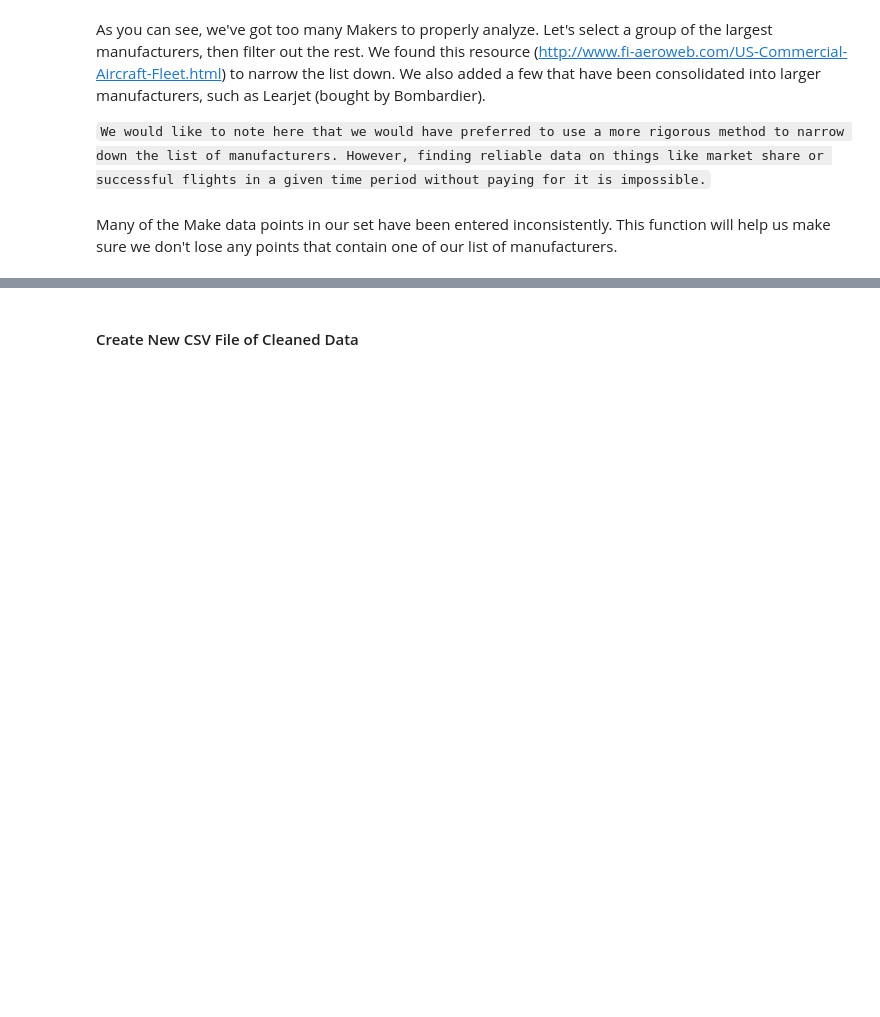
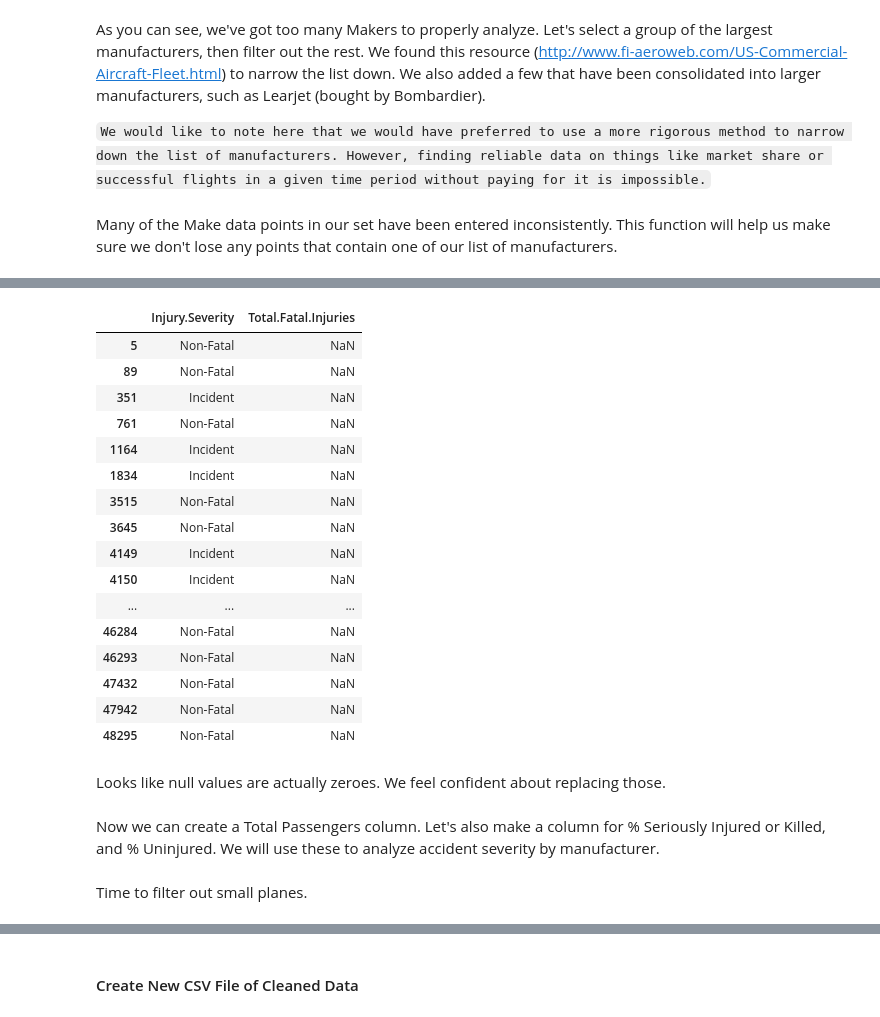
Before and after one commit to Nihkai/Phase-1-Aircraft-Risk, a Jupyter notebook: code/Data_Cleaning.ipynb, the cells around one changed output, grey strips where cells are left out. Saved outputs shown, nothing was run; the diff lists cells and outputs as text; code cells hidden in the pictures; blank space fills up the shorter version.

```diff
--- a/code/Data_Cleaning.ipynb
+++ b/code/Data_Cleaning.ipynb
@@ -370,6 +316,0 @@ Upon further inspection, it looks like many of these incidents involve unseated
-# %%
-# Get indexes and drop
-
-damage_null_indexes = df[df['Aircraft.damage'].isna()].index
-
-df.drop(index=damage_null_indexes, inplace=True)
@@ -425,0 +395,22 @@ df['Year'] = df['Event.Date'].dt.year
+# %%
+df[['Injury.Severity', 'Total.Fatal.Injuries']][df['Total.Fatal.Injuries'].isna()].head(50)
+# %% [output]
+|  | Injury.Severity | Total.Fatal.Injuries |
+| 5 | Non-Fatal | NaN |
+| 89 | Non-Fatal | NaN |
+| 351 | Incident | NaN |
+| 761 | Non-Fatal | NaN |
+| 1164 | Incident | NaN |
+| 1834 | Incident | NaN |
+| 3515 | Non-Fatal | NaN |
+| 3645 | Non-Fatal | NaN |
+| 4149 | Incident | NaN |
+| 4150 | Incident | NaN |
+| ... | ... | ... |
+| 46284 | Non-Fatal | NaN |
+| 46293 | Non-Fatal | NaN |
+| 47432 | Non-Fatal | NaN |
+| 47942 | Non-Fatal | NaN |
+| 48295 | Non-Fatal | NaN |
+# %% [markdown]
+Looks like null values are actually zeroes. We feel confident about replacing those.
@@ -425,0 +422,2 @@ df['Year'] = df['Event.Date'].dt.year
+# %% [markdown]
+Now we can create a Total Passengers column. Let's also make a column for % Seriously Injured or Killed, and % Uninjured. We will use these to analyze accident severity by manufacturer.
@@ -425,0 +432,2 @@ df['Year'] = df['Event.Date'].dt.year
+# %% [markdown]
+Time to filter out small planes.
```
Also changed, not shown: parts of 28 cells of this notebook, 2 other files.
